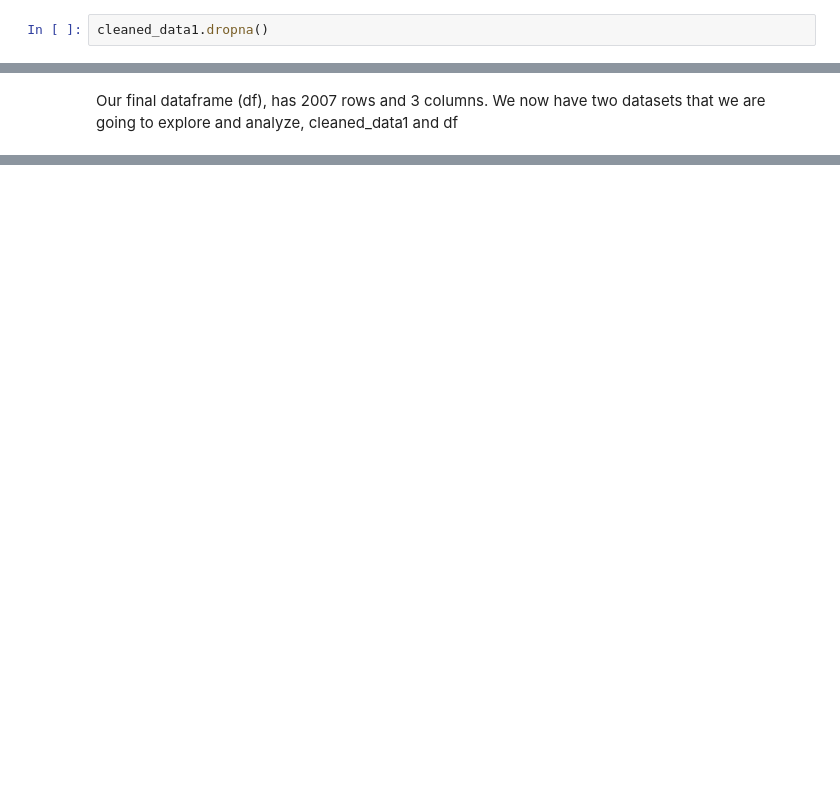
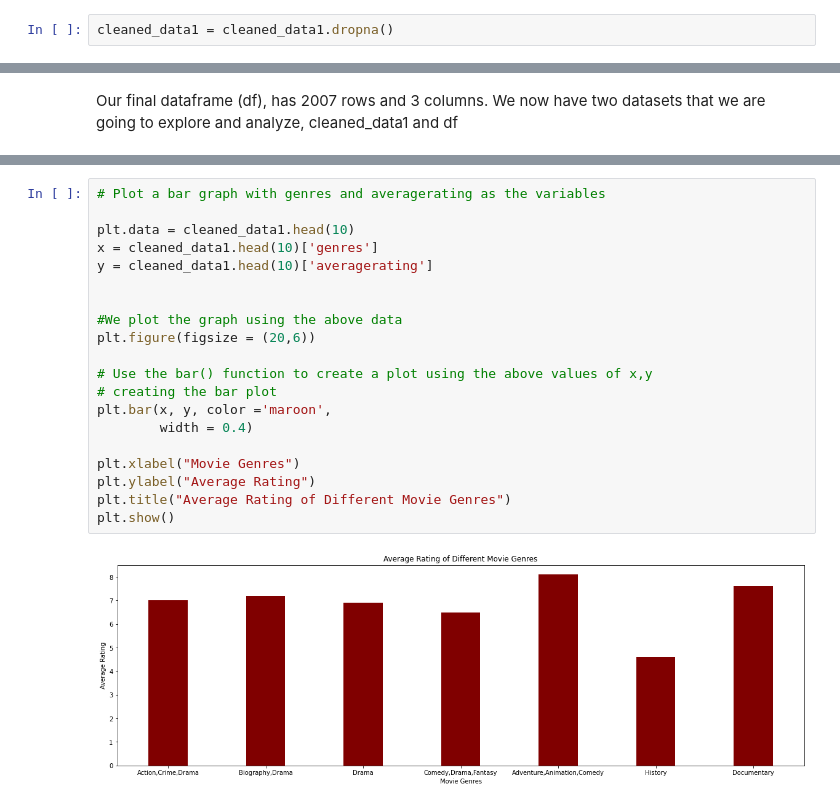
Before and after one commit to CatherineChelagat/Phase-1-Project, a Jupyter notebook: Phase 1 Project Working Document.ipynb, the cells around one changed output, grey strips where cells are left out. Saved outputs shown, nothing was run; the diff lists cells and outputs as text; blank space fills up the shorter version.

```diff
--- a/Phase 1 Project Working Document.ipynb
+++ b/Phase 1 Project Working Document.ipynb
@@ -208,4 +598,4 @@ cleaned_data1.isna().sum()
 # %% [markdown]
 We now have a single dataset with the relevant columns from the two datasets. However, since the number of rows and columns were unmatched, we have ended up with several rows in runtime_minutes column. We will need to drop the rows with missing values again.
 # %%
-cleaned_data1.dropna()
+cleaned_data1 = cleaned_data1.dropna()
@@ -267,0 +814,22 @@ Our final dataframe (df), has 2007 rows and 3 columns. We now have two datasets
+# %%
+# Plot a bar graph with genres and averagerating as the variables
+
+plt.data = cleaned_data1.head(10)
+x = cleaned_data1.head(10)['genres']
+y = cleaned_data1.head(10)['averagerating']
+
+
+#We plot the graph using the above data
+plt.figure(figsize = (20,6))
+
+# Use the bar() function to create a plot using the above values of x,y
+# creating the bar plot
+plt.bar(x, y, color ='maroon',
+        width = 0.4)
+
+plt.xlabel("Movie Genres")
+plt.ylabel("Average Rating")
+plt.title("Average Rating of Different Movie Genres")
+plt.show()
+# %% [output]
+[figure, added]
```
Also changed, not shown: parts of 85 cells of this notebook.
